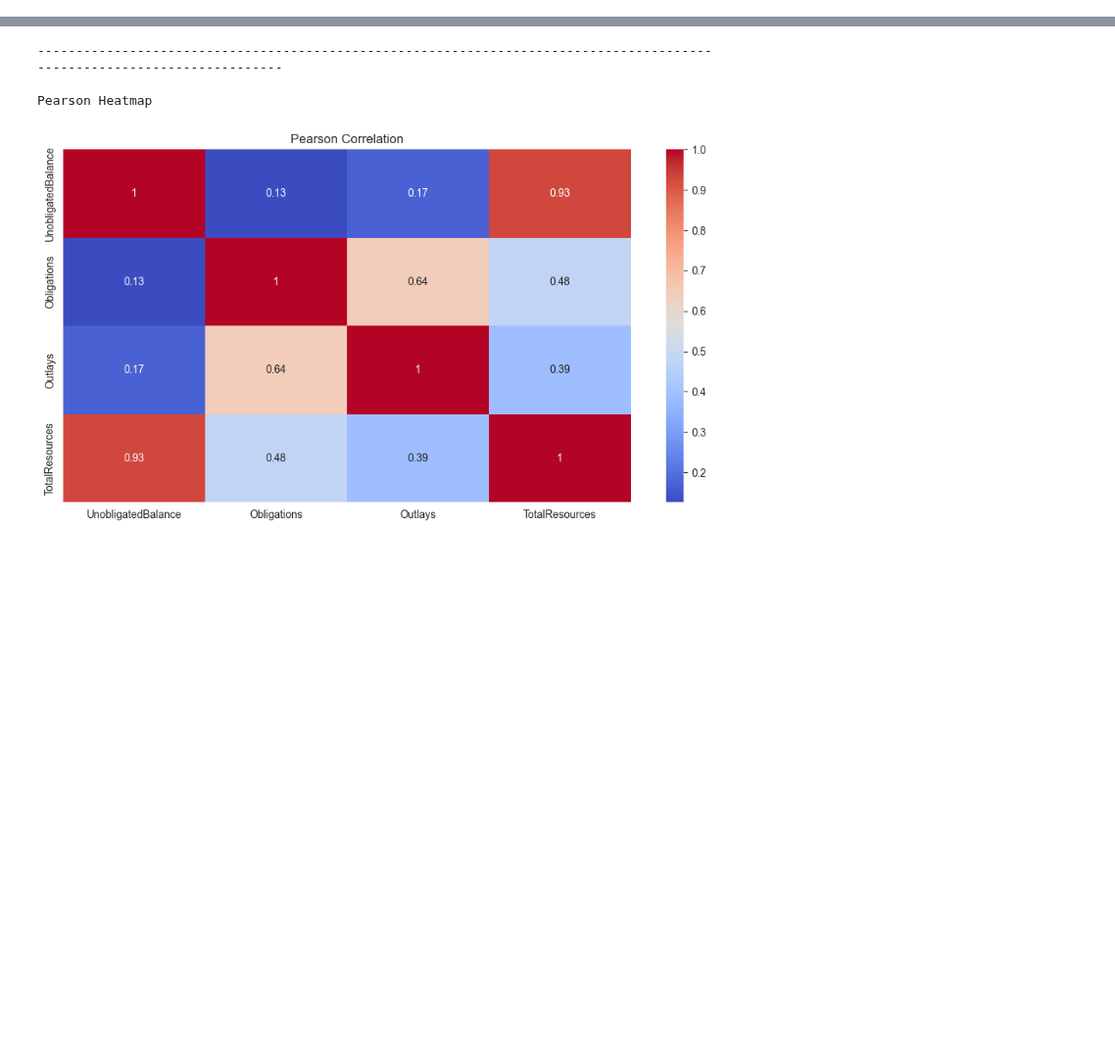
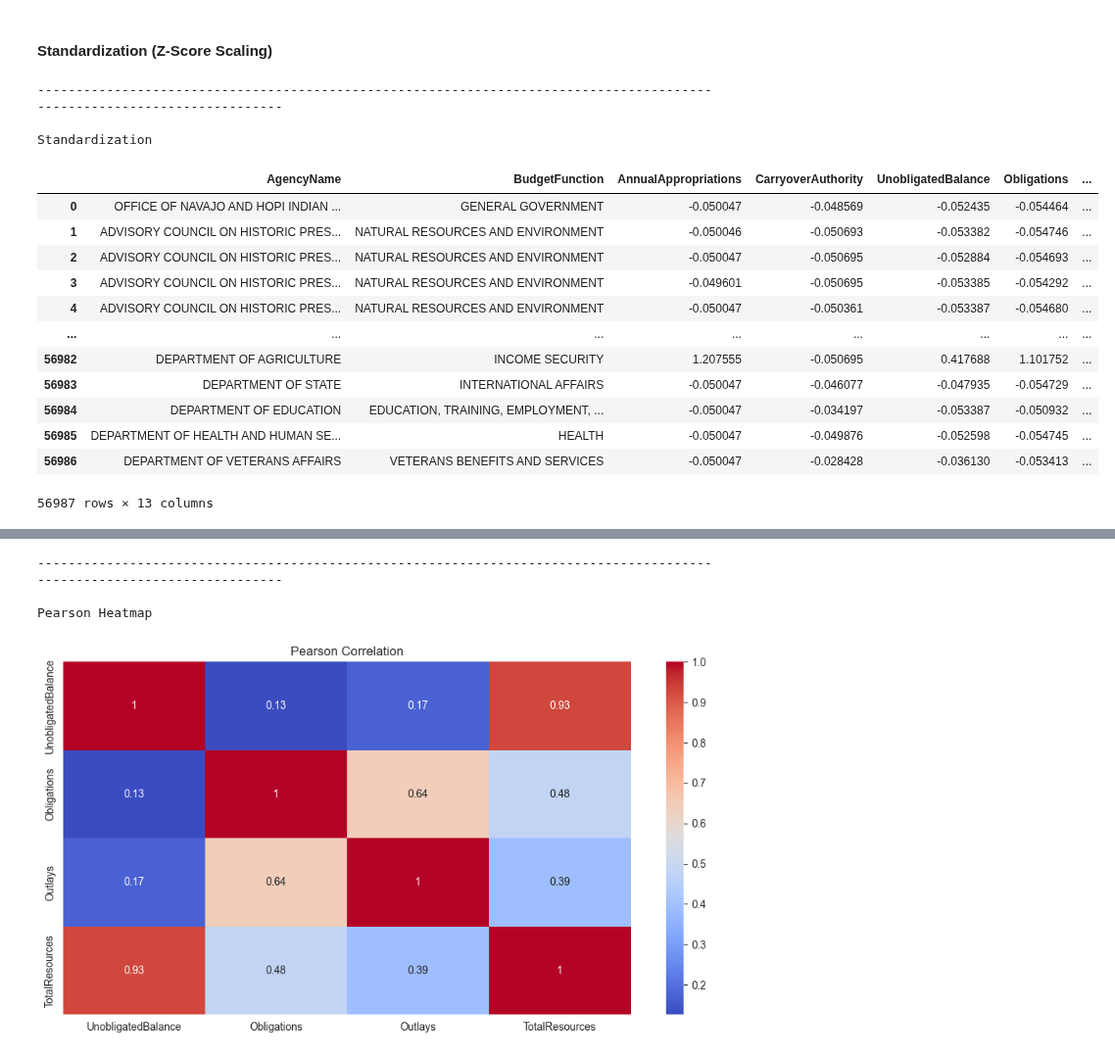
Before and after one commit to is-leeroy-jenkins/BudgetPy, a Jupyter notebook: ipynb/BalanceEstimator.ipynb, the cells around one changed output, grey strips where cells are left out. Shown at 98% size. Cells and saved outputs as stored; diff of their text form; code cells hidden in the pictures; blank space fills up the shorter version.

```diff
--- a/ipynb/BalanceEstimator.ipynb
+++ b/ipynb/BalanceEstimator.ipynb
@@ -292,0 +257,30 @@ Standardized dataset
+# %% [markdown]
+#### Standardization (Z-Score Scaling)
+# %%
+# Standardization (Z-score Scaling)
+z_score_scaler = StandardScaler()
+df_standard = df_subset.copy( )
+df_standard[ numeric_columns ] = z_score_scaler.fit_transform( df_balances[ numeric_columns ] )
+
+print( hdr )
+print( 'Standardization' )
+print( nwln )
+
+df_standard
+# %% [output]
+------------------------------------------------------------------------------------------------------------------------
+
+Standardization
+|  | AgencyName | BudgetFunction | AnnualAppropriations | CarryoverAuthority | UnobligatedBalance | Obligations | ... |
+| 0 | OFFICE OF NAVAJO AND HOPI INDIAN ... | GENERAL GOVERNMENT | -0.050047 | -0.048569 | -0.052435 | -0.054464 | ... |
+| 1 | ADVISORY COUNCIL ON HISTORIC PRES... | NATURAL RESOURCES AND ENVIRONMENT | -0.050046 | -0.050693 | -0.053382 | -0.054746 | ... |
+| 2 | ADVISORY COUNCIL ON HISTORIC PRES... | NATURAL RESOURCES AND ENVIRONMENT | -0.050047 | -0.050695 | -0.052884 | -0.054693 | ... |
+| 3 | ADVISORY COUNCIL ON HISTORIC PRES... | NATURAL RESOURCES AND ENVIRONMENT | -0.049601 | -0.050695 | -0.053385 | -0.054292 | ... |
+| 4 | ADVISORY COUNCIL ON HISTORIC PRES... | NATURAL RESOURCES AND ENVIRONMENT | -0.050047 | -0.050361 | -0.053387 | -0.054680 | ... |
+| ... | ... | ... | ... | ... | ... | ... | ... |
+| 56982 | DEPARTMENT OF AGRICULTURE | INCOME SECURITY | 1.207555 | -0.050695 | 0.417688 | 1.101752 | ... |
+| 56983 | DEPARTMENT OF STATE | INTERNATIONAL AFFAIRS | -0.050047 | -0.046077 | -0.047935 | -0.054729 | ... |
+| 56984 | DEPARTMENT OF EDUCATION | EDUCATION, TRAINING, EMPLOYMENT, ... | -0.050047 | -0.034197 | -0.053387 | -0.050932 | ... |
+| 56985 | DEPARTMENT OF HEALTH AND HUMAN SE... | HEALTH | -0.050047 | -0.049876 | -0.052598 | -0.054745 | ... |
+| 56986 | DEPARTMENT OF VETERANS AFFAIRS | VETERANS BENEFITS AND SERVICES | -0.050047 | -0.028428 | -0.036130 | -0.053413 | ... |
+56987 rows × 13 columns
```
Also changed, not shown: parts of 75 cells of this notebook, 1 other file.
